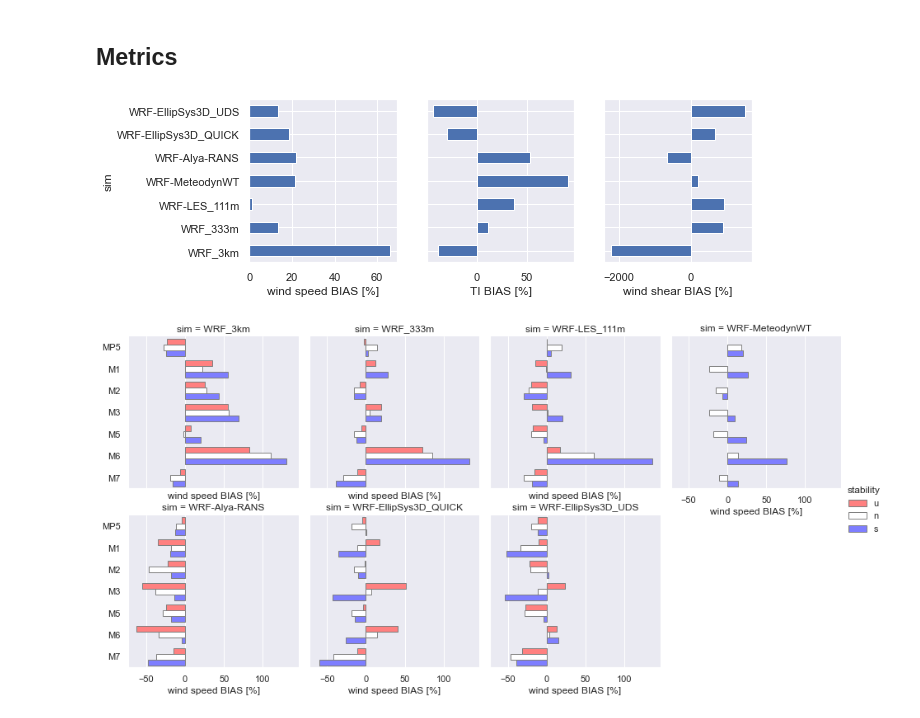
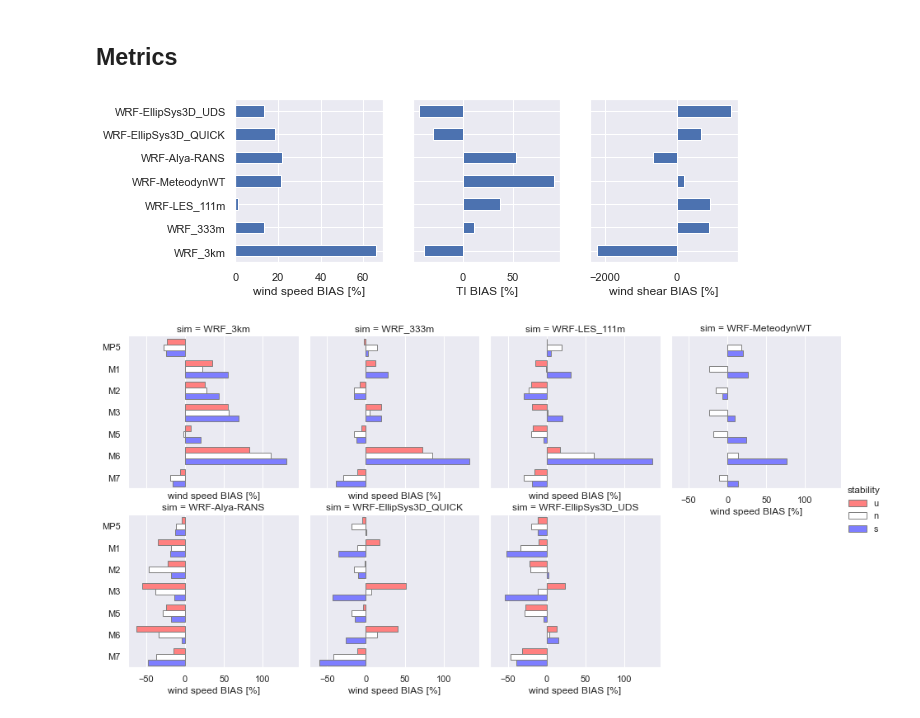
Before and after one commit to jsrodrigo/alex17, a Jupyter notebook: ALEX17_DiurnalCycles_Benchmark.ipynb, the cells around one changed output. Saved outputs shown, nothing was run; the diff lists cells and outputs as text; code cells hidden in the pictures.

```diff
--- a/ALEX17_DiurnalCycles_Benchmark.ipynb
+++ b/ALEX17_DiurnalCycles_Benchmark.ipynb
@@ -166,7 +159,9 @@ array([-15.,  -5.,   5.])
 # %%
 WDbins = np.arange(-5.,360.+5.,10)  # wind direction bins
-WDbins_label = np.array([str(k+1) for k in range(36)]) #
+WDbins_label = np.array([str(k+1) for k in range(36)])
 
+WDbins = np.array([-15,15])
+WDbins_label = ['1']
 zLbins = np.array([-1,-0.02, 0.02, 1])      # stability bins
 zLbins_label = np.array(['u','n','s'])
 
@@ -278,15 +289,15 @@ mean_mae = xr.concat([mean_mae[i_sim] for i_sim in range(n_sim)], pd.Index([sim_
 # %%
 # Plot mean bias
 sns.set_theme()
 fig, ax = plt.subplots(nrows=1, ncols=3,figsize=(9, 3), sharey = True)
 series = mean_bias.wind_speed.to_series()
-series.plot.barh(ax=ax[0]); ax[0].set_xlabel('wind speed BIAS [%]'); ax[0].grid(True)
+series.plot.barh(ax=ax[0]); ax[0].set_xlabel('wind speed BIAS [%]'); ax[0].set_ylabel(''); ax[0].grid(True)
 series = mean_bias.turbulence_intensity.to_series()
 series.plot.barh(ax=ax[1]); ax[1].set_xlabel('TI BIAS [%]'); ax[1].grid(True)
 series = mean_bias.wind_shear.to_series()
 series.plot.barh(ax=ax[2]); ax[2].set_xlabel('wind shear BIAS [%]'); ax[2].grid(True)
 # %% [output]
-[figure, old version]
+[figure, new version]
 # %%
 # Plot mast bias
 masts_bias_df = masts_bias.sel(wd = '36').mean(dim = ['height'],skipna = True).to_dataframe()
```
Also changed, not shown: parts of 5 cells of this notebook, 1 other file.
